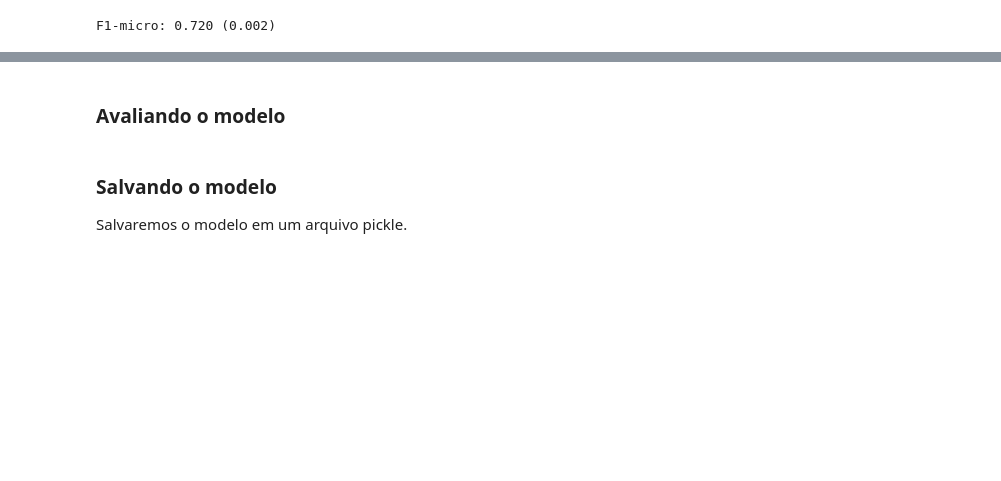
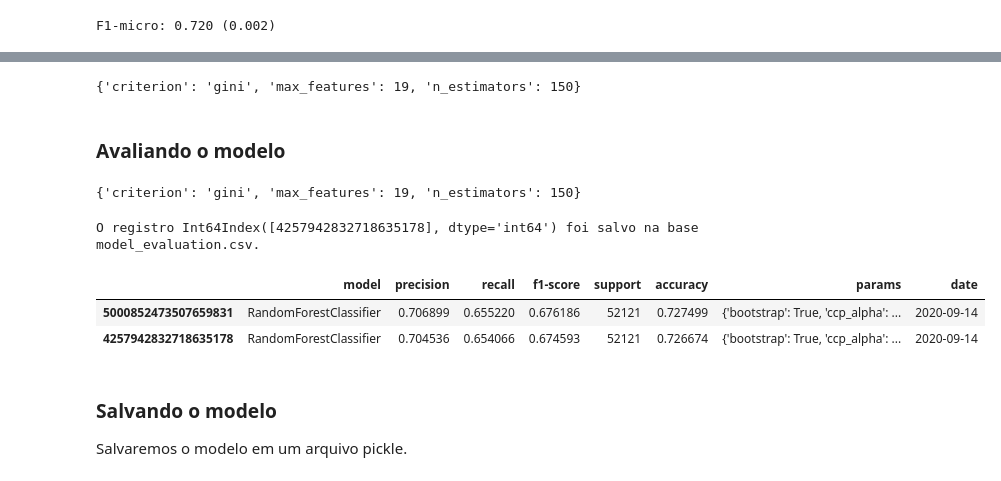
Before and after one commit to Carne-de-Pescoco/Modeling-Earthquake, a Jupyter notebook: notebooks/3_modeling_suto.ipynb, the cells around one changed output, grey strips where cells are left out. Saved outputs shown, nothing was run; the diff lists cells and outputs as text; code cells hidden in the pictures; blank space fills up the shorter version.

```diff
--- a/notebooks/3_modeling_suto.ipynb
+++ b/notebooks/3_modeling_suto.ipynb
@@ -152,0 +185,7 @@ F1-micro: 0.713 (0.002)
+# %%
+model_rf.fit(X_train, y_train)
+
+y_pred = model_rf.predict(X_test)
+y_pred_proba = model_rf.predict_proba(X_test)
+
+classification_report_dict = classification_report(y_validation, y_pred, output_dict=True)
@@ -185,5 +256,62 @@ F1-micro: 0.720 (0.002)
+# %%
+n_features_half = int(len(X_train.columns)/2)
+
+params = {"n_estimators":[50, 100, 150],
+          "criterion":["entropy", "gini"],
+          "max_features":["sqrt", "log2", n_features_half]}
+
+grid_search = GridSearchCV(estimator=model_rf, param_grid=params,
+                           scoring=scoring, cv=3, n_jobs=1)
+
+grid_search = grid_search.fit(X_train, y_train)
+grid_search.best_params_
+# %% [output]
+{'criterion': 'gini', 'max_features': 19, 'n_estimators': 150}
 # %% [markdown]
 ### Avaliando o modelo
+# %%
+grid_search.best_params_
+# %% [output]
+{'criterion': 'gini', 'max_features': 19, 'n_estimators': 150}
+# %%
+model_rf = RandomForestClassifier(**grid_search.best_params_)
+model_rf.fit(X_train, y_train)
+
+y_pred = model_rf.predict(X_test)
+y_pred_proba = model_rf.predict_proba(X_test)
+
+classification_report_dict = classification_report(y_validation, y_pred, output_dict=True)
+# %%
+classification_metrics = classification_report_dict["macro avg"]
+classification_metrics["accuracy"] = classification_report_dict["accuracy"]
+
+model_name = str(model_rf)[:str(model_rf).find("(")]
+
+hash_evaluation_metric = hash((model_name, classification_metrics["f1-score"]))
+
+result = {hash_evaluation_metric: {"model": model_name, **classification_metrics,
+          "params": str(model_rf.get_params()), "date": datetime.today().date()}}
+
+result = pd.DataFrame.from_dict(result, orient="index")
+# %%
+try:
+    result2 = pd.read_csv(path_processed+"model_evaluation.csv", index_col=0)
+except:
+    result2 = pd.DataFrame(columns=['model', 'precision', 'recall', 'f1-score', 'support', 'accuracy','params', 'date'])
+    result2.to_csv(path_processed+"model_evaluation.csv")
+
+if result.index in result2.index.tolist():
+    date = result2.loc[int(result.index.values), "date"]
+    print(f"O registro {int(result.index.values)} já foi salvo anteriormente no dia {date}.")
+else:
+    print(f"O registro {result.index} foi salvo na base model_evaluation.csv.")
+    result2 = result2.append(result)
+    result2.to_csv(path_processed+"model_evaluation.csv")
+# %% [output]
+O registro Int64Index([4257942832718635178], dtype='int64') foi salvo na base model_evaluation.csv.
+|  | model | precision | recall | f1-score | support | accuracy | params | date |
+| 5000852473507659831 | RandomForestClassifier | 0.706899 | 0.655220 | 0.676186 | 52121 | 0.727499 | {'bootstrap': True, 'ccp_alpha': ... | 2020-09-14 |
+| 4257942832718635178 | RandomForestClassifier | 0.704536 | 0.654066 | 0.674593 | 52121 | 0.726674 | {'bootstrap': True, 'ccp_alpha': ... | 2020-09-14 |
 # %% [markdown]
 ### Salvando o modelo
 
```
Also changed, not shown: parts of 22 cells of this notebook, 7 other files.
